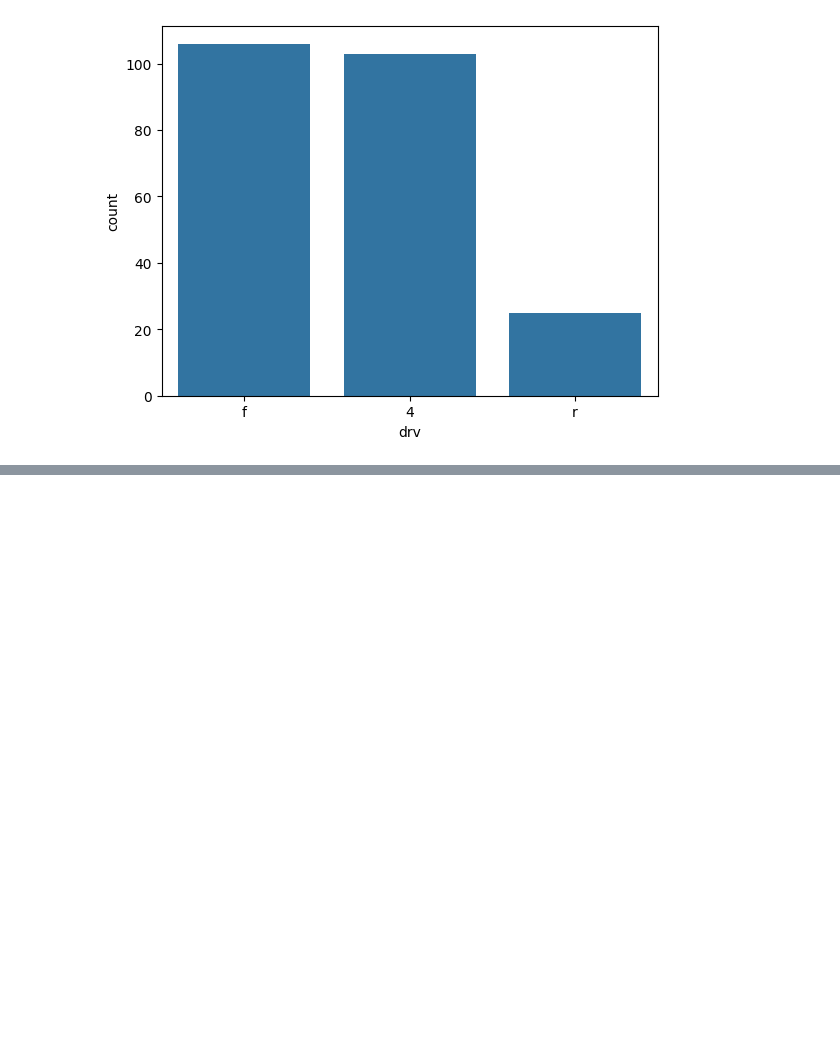
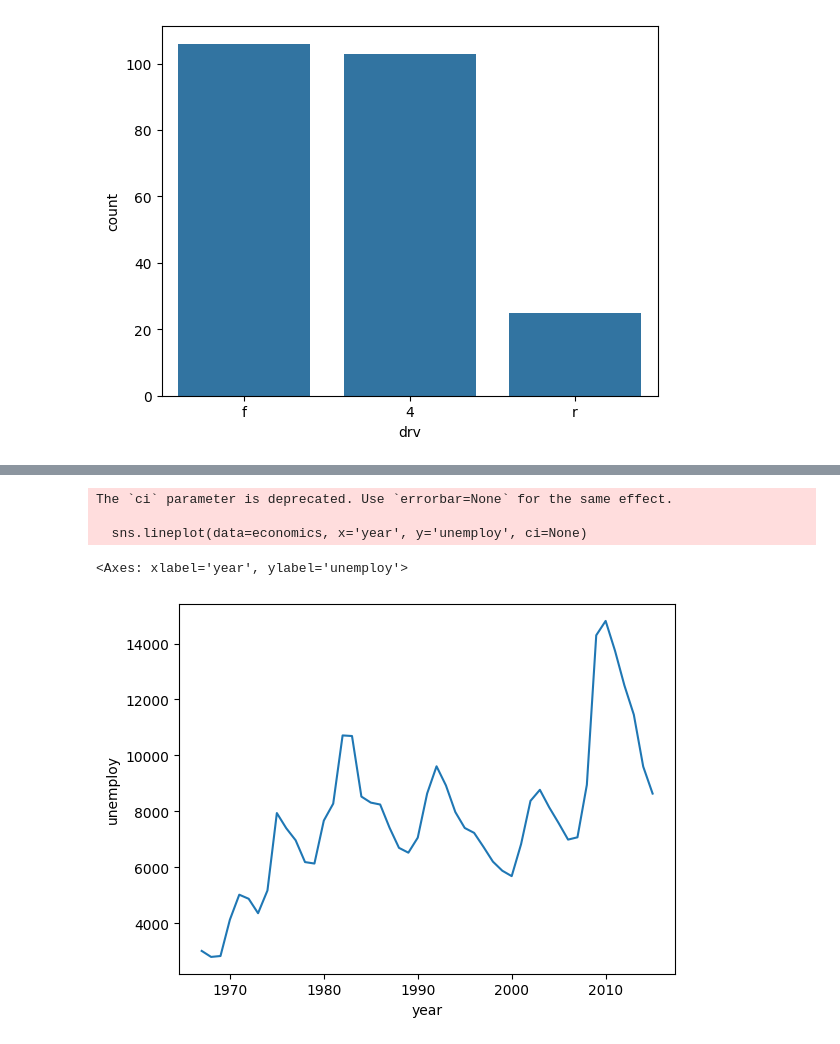
Before and after one commit to Likelion-at-SMWU-13th/KimMinSeo, a Jupyter notebook: part2-1/graph1.ipynb, the cells around one changed output, grey strips where cells are left out. Cells and saved outputs as stored; diff of their text form; code cells hidden in the pictures; blank space fills up the shorter version.

```diff
--- a/part2-1/graph1.ipynb
+++ b/part2-1/graph1.ipynb
@@ -77,0 +119,8 @@ sns.countplot(data=mpg, x='drv',
+# %%
+sns.lineplot(data=economics, x='year', y='unemploy', ci=None)
+# %% [output]
+The `ci` parameter is deprecated. Use `errorbar=None` for the same effect.
+
+  sns.lineplot(data=economics, x='year', y='unemploy', ci=None)
+<Axes: xlabel='year', ylabel='unemploy'>
+[figure, added]
```
Also changed, not shown: parts of 5 cells of this notebook.
